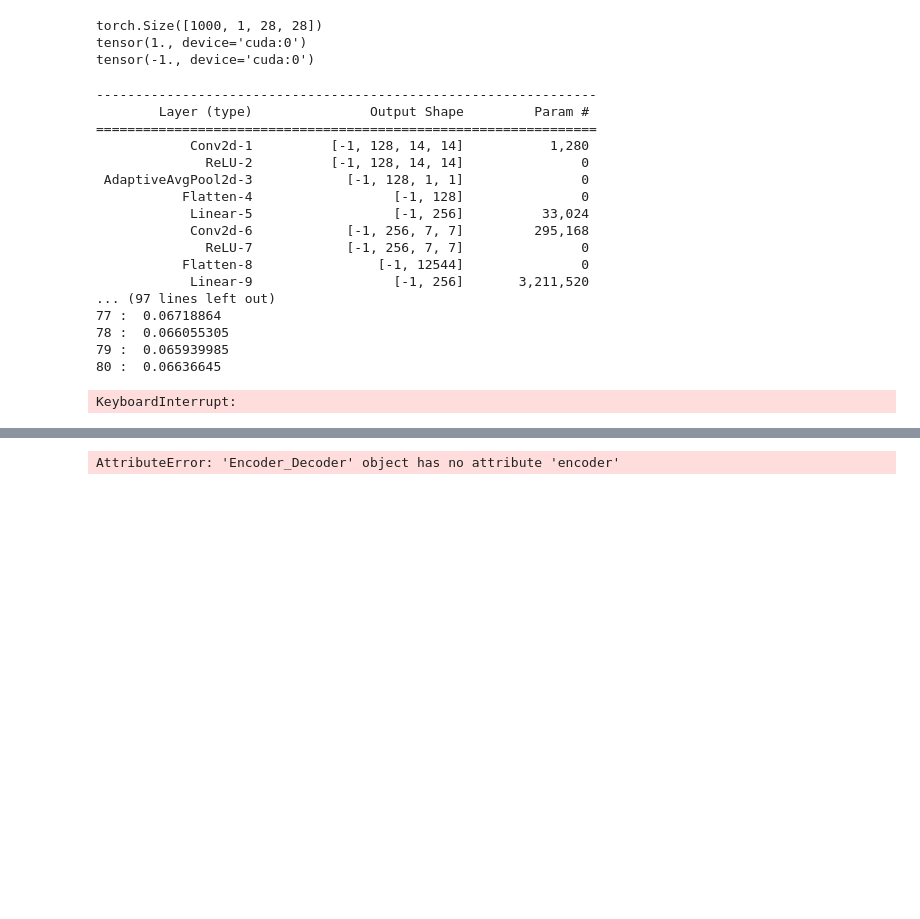
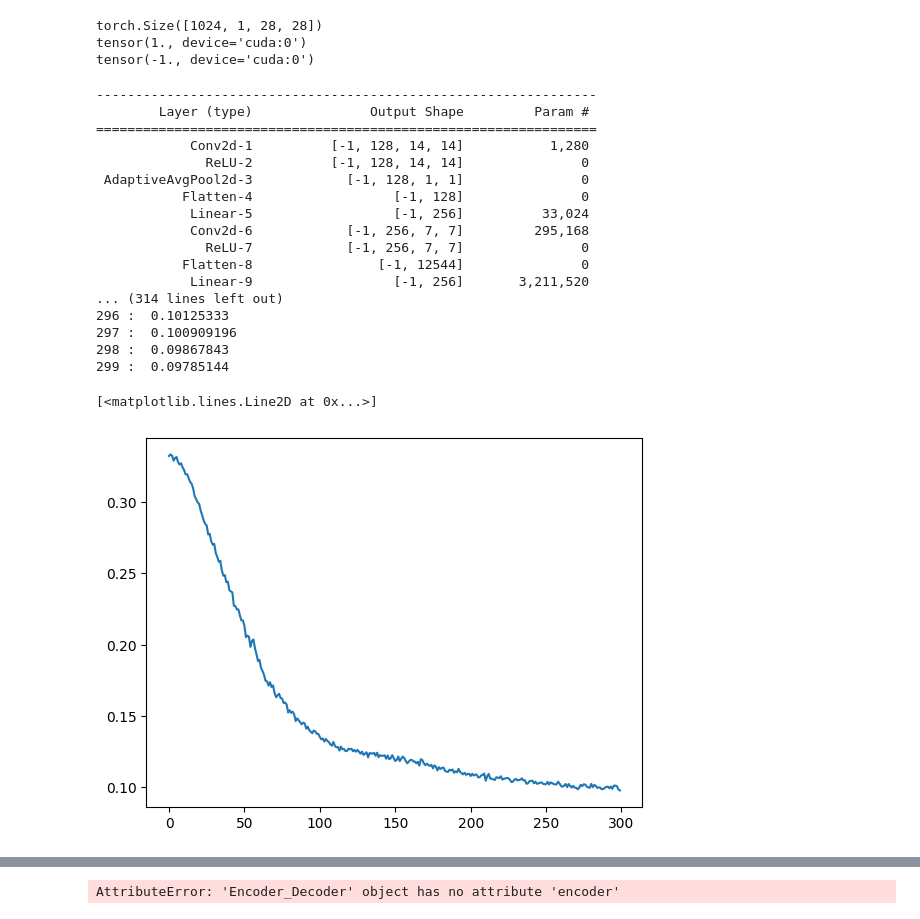
Before and after one commit to majidsh97/HVAE, a Jupyter notebook: HVAE.ipynb, the cells around one changed output, grey strips where cells are left out. Saved outputs shown, nothing was run; the diff lists cells and outputs as text; code cells hidden in the pictures; blank space fills up the shorter version.

```diff
--- a/HVAE.ipynb
+++ b/HVAE.ipynb
@@ -35,10 +35,10 @@ custom collaborate function
 """
 
 data = datasets.load_dataset('fashion_mnist')
-batch_size = 1000
+batch_size = 256*4
 
 
-train = data['train'].select(range(1000))
+train = data['train']#.select(range(100))
 test_data = data['test']
 
 
@@ -53,7 +53,8 @@ def custom_collate_fn(batch):
     labels = torch.tensor([x['label'] for x in batch])
     return torch.stack(images).cuda(), labels.cuda()
 
-train_loader = DataLoader(train,batch_size,True,collate_fn=custom_collate_fn)
+sampler = torch.utils.data.RandomSampler(train,num_samples=256*4)
+train_loader = DataLoader(train,batch_size, collate_fn=custom_collate_fn, sampler=sampler)
 
 
 for image,label in train_loader:
@@ -62,7 +63,7 @@ for image,label in train_loader:
   print(image.min())
   break
 # %% [output]
-torch.Size([1000, 1, 28, 28])
+torch.Size([1024, 1, 28, 28])
 tensor(1., device='cuda:0')
 tensor(-1., device='cuda:0')
 # %%
@@ -77,7 +78,6 @@ def kl_divergence(mean,std):
     return loss
 
 mse = torch.nn.MSELoss()
-lr = 1e-3*1
 f=128
 pad=1
 latent_size = 128
@@ -105,8 +105,8 @@ class Encoder_Decoder(torch.nn.Module):
         ConvTranspose2d(2*f,f,3,2,pad,1),
         ReLU())
         self.decoder1=Sequential(
-        ConvTranspose2d(f,f,1,1,0),
-        ReLU(),
+        #ConvTranspose2d(f,f,1,1,0),
+        #ReLU(),
         ConvTranspose2d(f,1,3,2,pad,1),
         Sigmoid())
 
@@ -143,7 +143,9 @@ class Encoder_Decoder(torch.nn.Module):
 
 encoder_decoder = Encoder_Decoder().cuda()
 summary(encoder_decoder,(1,28,28),device="cuda")
-optim = torch.optim.Adam(encoder_decoder.parameters(),lr,weight_decay=1e-5)
+
+lr = 1e-3
+optim = torch.optim.RAdam(encoder_decoder.parameters(),lr,weight_decay=1e-5)
 
 def step(x,y)->torch.Tensor:
     optim.zero_grad()
@@ -157,39 +159,40 @@ def step(x,y)->torch.Tensor:
 
 train_loss = []
 for epoch in range(300):
     for image,label in train_loader:
         #print(image.shape)
         #print(label.shape)
         #noise = torch.normal(0,1,size=(image.shape[0],1,28,28)).cuda()
         loss = step(image,(image+1)/2)
         #print(loss)
         train_loss.append(loss.cpu().detach().numpy())
 
         pass
 
     print(epoch,': ',train_loss[-1])
     #break
 
 plt.plot(train_loss)
 # %% [output]
 ----------------------------------------------------------------
         Layer (type)               Output Shape         Param #
 ================================================================
             Conv2d-1          [-1, 128, 14, 14]           1,280
               ReLU-2          [-1, 128, 14, 14]               0
  AdaptiveAvgPool2d-3            [-1, 128, 1, 1]               0
            Flatten-4                  [-1, 128]               0
             Linear-5                  [-1, 256]          33,024
             Conv2d-6            [-1, 256, 7, 7]         295,168
               ReLU-7            [-1, 256, 7, 7]               0
            Flatten-8                [-1, 12544]               0
             Linear-9                  [-1, 256]       3,211,520
-... (97 lines left out)
-77 :  0.06718864
-78 :  0.066055305
-79 :  0.065939985
-80 :  0.06636645
+... (314 lines left out)
+296 :  0.10125333
+297 :  0.100909196
+298 :  0.09867843
+299 :  0.09785144
-KeyboardInterrupt:
+[<matplotlib.lines.Line2D at 0x...>]
+[figure, added]
 # %%
 plt.plot(train_loss)
 
```
Also changed, not shown: parts of 4 cells of this notebook.
